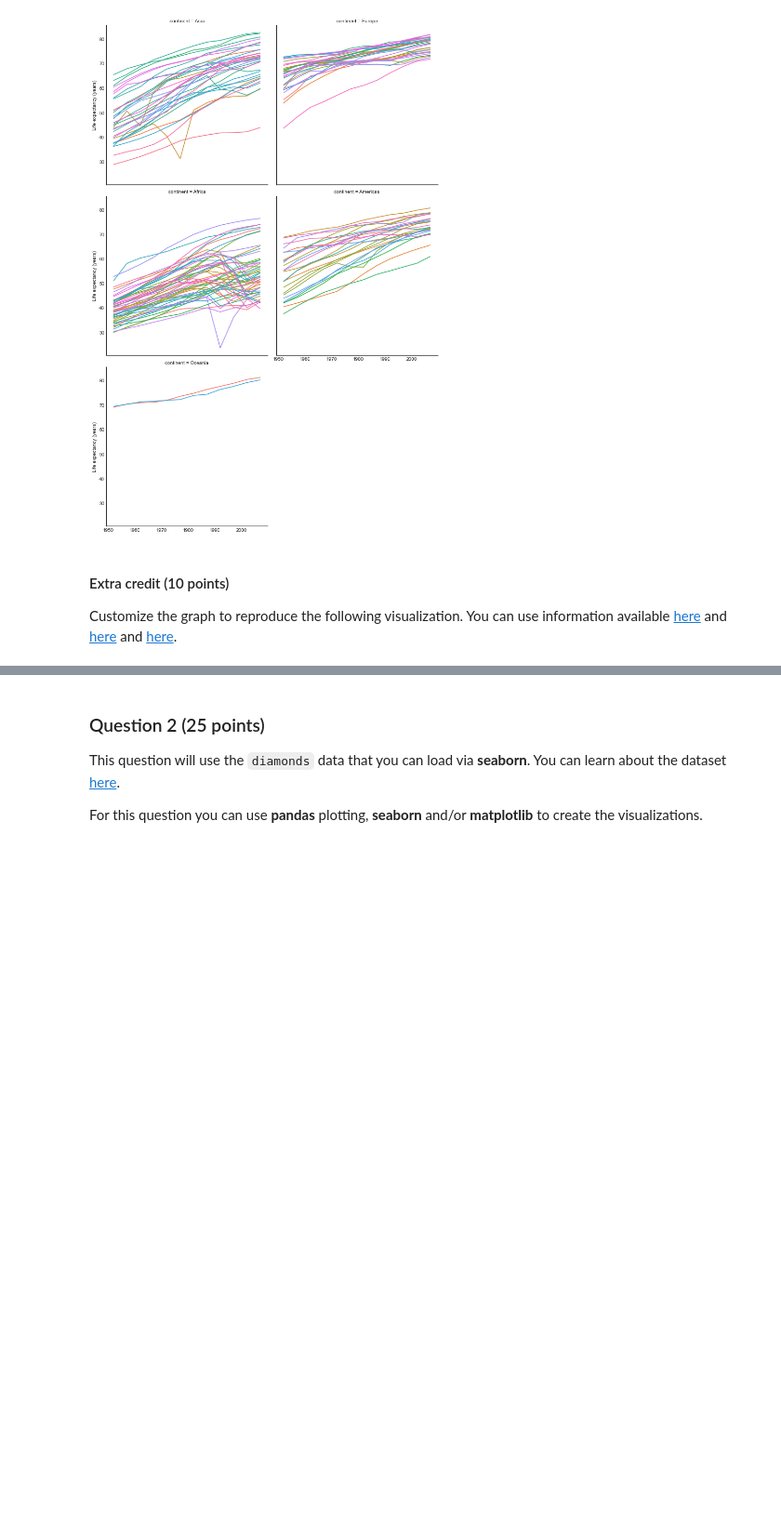
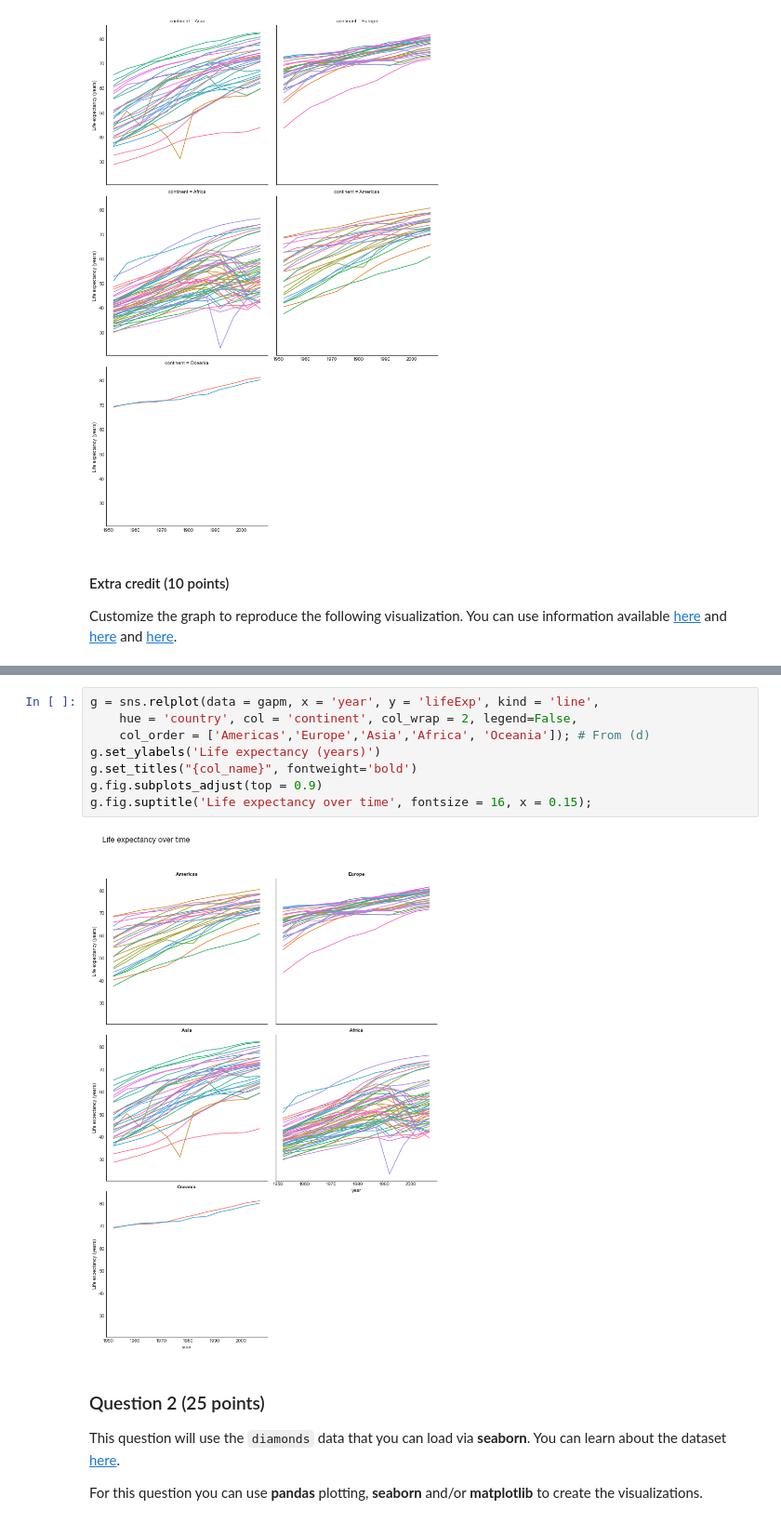
Before and after one commit to araastat/BIOF440, a Jupyter notebook: docs/assignments/week3/HW3_Solution.ipynb, the cells around one changed output, grey strips where cells are left out. Shown at 93% size. Drawn from its saved outputs; the diff is of its cells as text; blank space fills up the shorter version.

```diff
--- a/docs/assignments/week3/HW3_Solution.ipynb
+++ b/docs/assignments/week3/HW3_Solution.ipynb
@@ -101,3 +102,13 @@ Customize the graph to reproduce the following visualization. You can use inform
+# %%
+g = sns.relplot(data = gapm, x = 'year', y = 'lifeExp', kind = 'line',
+    hue = 'country', col = 'continent', col_wrap = 2, legend=False,
+    col_order = ['Americas','Europe','Asia','Africa', 'Oceania']); # From (d)
+g.set_ylabels('Life expectancy (years)')
+g.set_titles("{col_name}", fontweight='bold')
+g.fig.subplots_adjust(top = 0.9)
+g.fig.suptitle('Life expectancy over time', fontsize = 16, x = 0.15);
+# %% [output]
+[figure, added]
 # %% [markdown]
 ### Question 2 (25 points)
 
```
Also changed, not shown: parts of 9 cells of this notebook, 24 other files.
